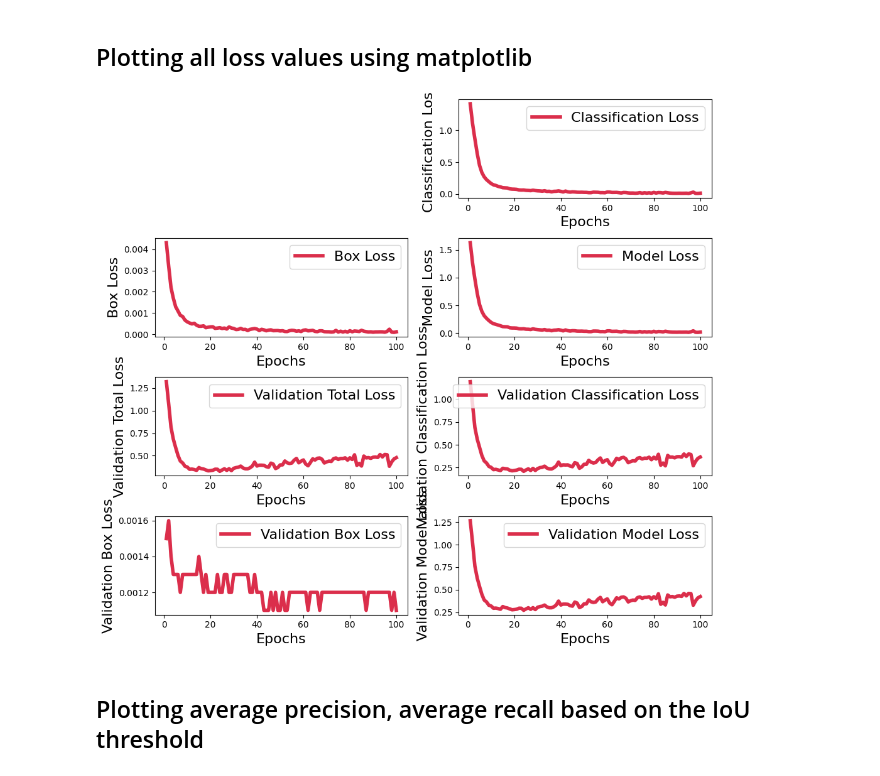
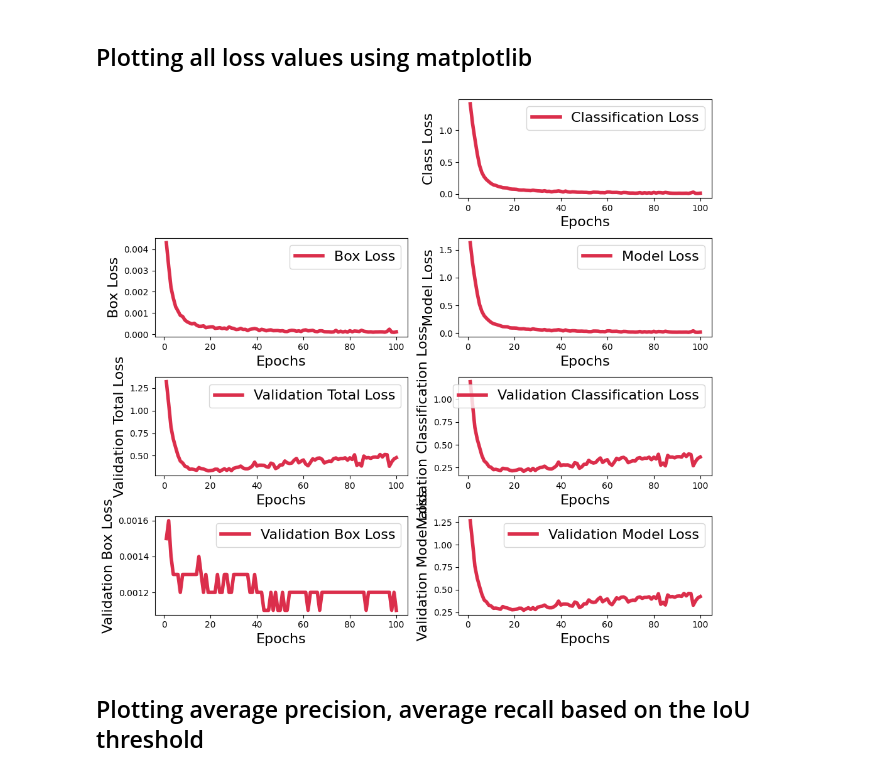
Before and after one commit to ar-robotics/transfer-learning-training, a Jupyter notebook: docs/notebooks/People-detection.ipynb, the cells around one changed output. Cells and saved outputs as stored; diff of their text form; code cells hidden in the pictures.

```diff
--- a/docs/notebooks/People-detection.ipynb
+++ b/docs/notebooks/People-detection.ipynb
@@ -428,7 +408,7 @@ plt.legend(fontsize=16)
 plt.subplot(4, 2, 2)
 plt.plot(epochs, cls_losses, ('#DB2E4B'), label="Classification Loss",linewidth=4)
 plt.xlabel("Epochs",fontsize=16)
-plt.ylabel("Classification Loss",fontsize=16)
+plt.ylabel("Class Loss",fontsize=16)
 plt.legend(fontsize=16)
 
 plt.subplot(4, 2, 3)
@@ -444,34 +424,34 @@ plt.ylabel("Model Loss",fontsize=16)
 plt.legend(fontsize=16)
 
 
 plt.subplot(4, 2, 5)
 plt.plot(epochs, val_total_losses, ('#DB2E4B'), label="Validation Total Loss",linewidth=4)
 plt.xlabel("Epochs",fontsize=16)
 plt.ylabel("Validation Total Loss",fontsize=16)
 plt.legend(fontsize=16)
 
 plt.subplot(4, 2, 6)
 plt.plot(epochs, val_cls_losses, ('#DB2E4B'), label="Validation Classification Loss",linewidth=4)
 plt.xlabel("Epochs",fontsize=16)
 plt.ylabel("Validation Classification Loss",fontsize=16)
 plt.legend(fontsize=16)
 
 plt.subplot(4, 2, 7)
 plt.plot(epochs, val_box_losses, ('#DB2E4B'), label="Validation Box Loss",linewidth=4)
 plt.xlabel("Epochs",fontsize=16)
 plt.ylabel("Validation Box Loss",fontsize=16)
 plt.legend(fontsize=16)
 
 plt.subplot(4, 2, 8)
 plt.plot(epochs, val_model_losses, ('#DB2E4B'), label="Validation Model Loss",linewidth=4)
 plt.xlabel("Epochs",fontsize=16)
 plt.ylabel("Validation Model Loss",fontsize=16)
 plt.legend(fontsize=16)
 
 plt.tight_layout()
 plt.show()
 # %% [output]
-[figure, old version]
+[figure, new version]
 # %% [markdown]
 ## Plotting average precision, average recall based on the IoU threshold
 # %%
```
Also changed, not shown: parts of 2 cells of this notebook, 1 other file.
